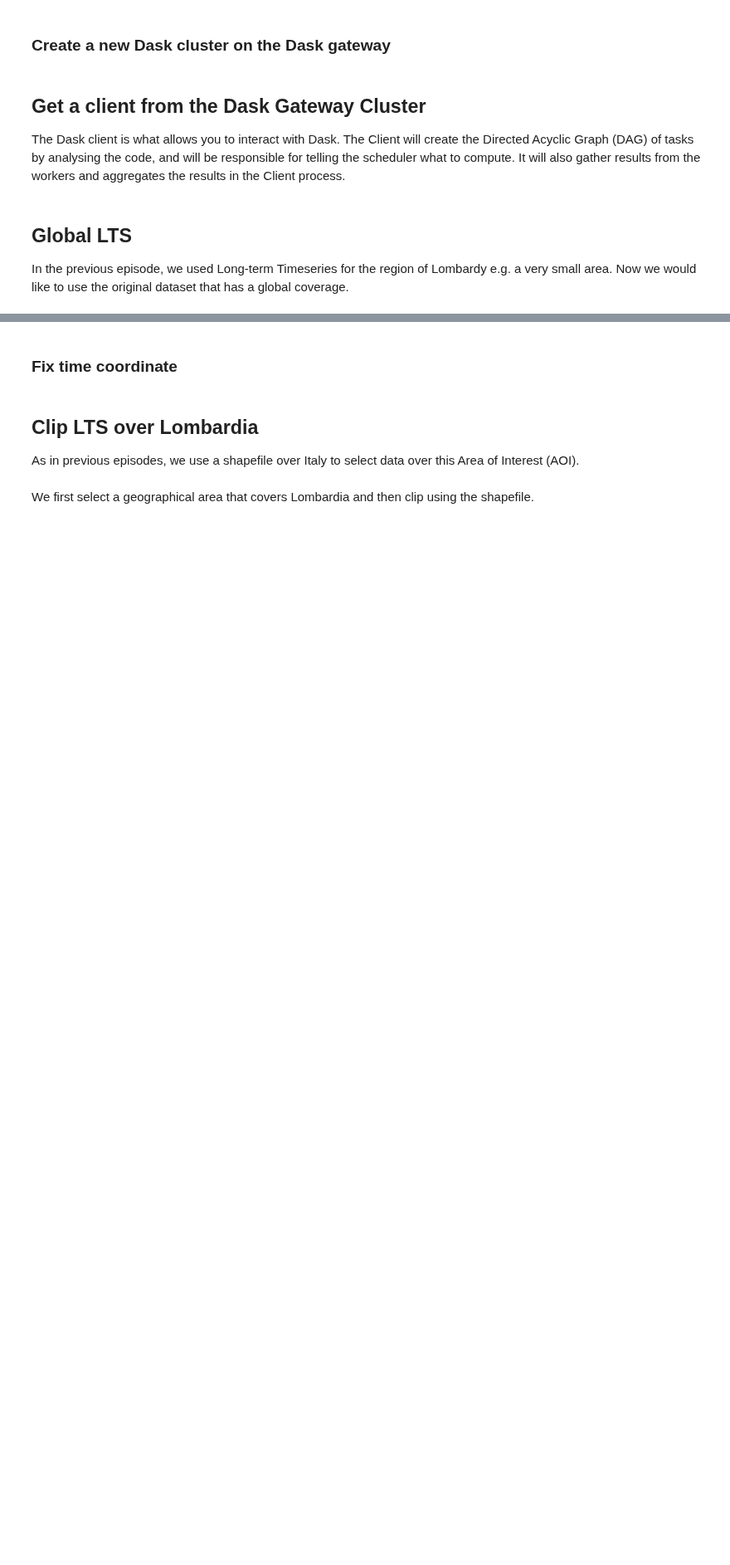
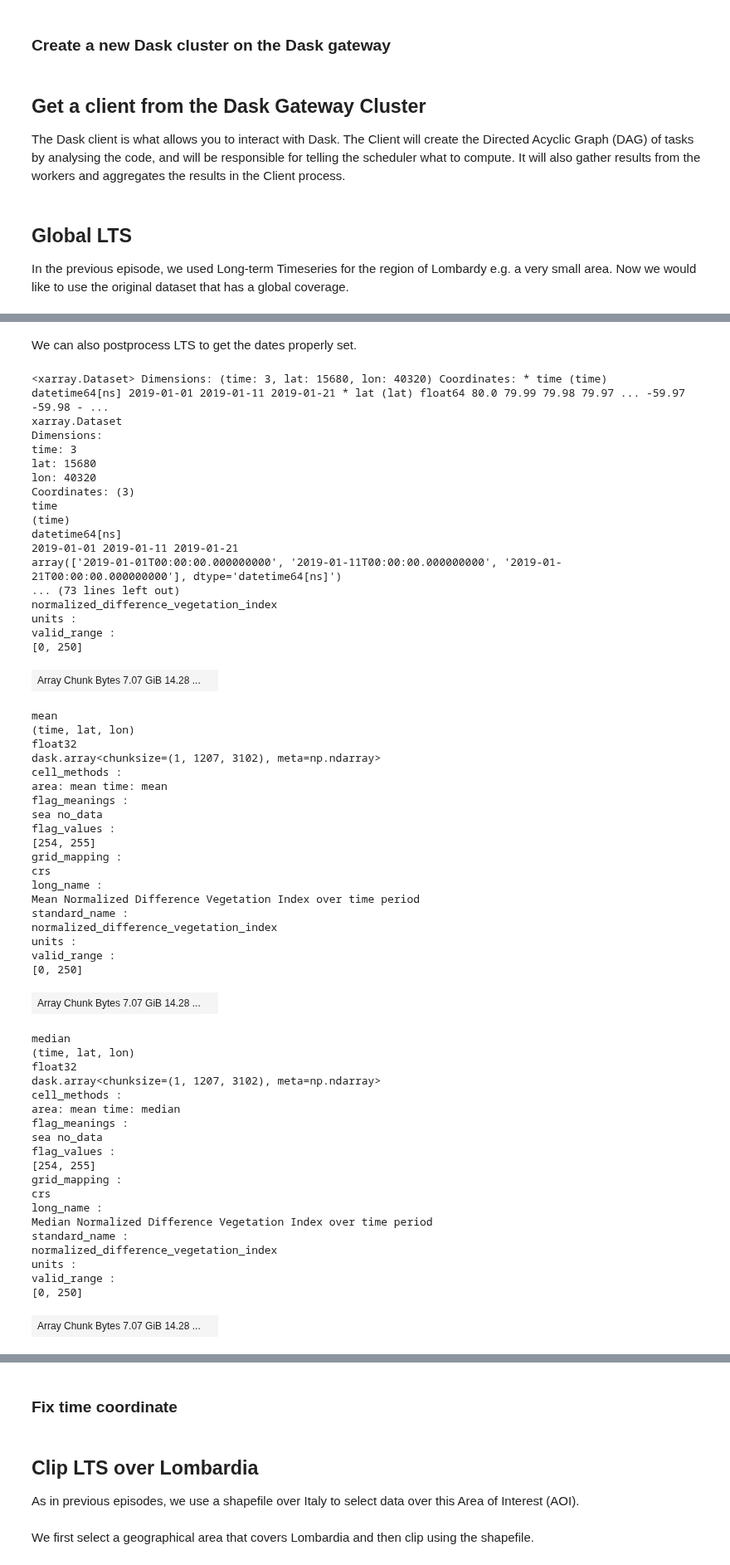
Before and after one commit to pangeo-data/escience-2022, a Jupyter notebook: tutorial/pangeo101/dask_introduction.ipynb, the cells around one changed output, grey strips where cells are left out. Shown at 83% size. Saved outputs shown, nothing was run; the diff lists cells and outputs as text; code cells hidden in the pictures; blank space fills up the shorter version.

Commit message:
dask introduction with extracted contents from chunking-introduction

```diff
--- a/tutorial/pangeo101/dask_introduction.ipynb
+++ b/tutorial/pangeo101/dask_introduction.ipynb
@@ -384,0 +387,66 @@ LTS
+# %% [markdown]
+
+
+We can also postprocess LTS to get the dates properly set.
+# %%
+LTS = LTS.rename({'INDEX': 'time'}).assign_coords(time=time_list)
+LTS
+# %% [output]
+<xarray.Dataset> Dimensions: (time: 3, lat: 15680, lon: 40320) Coordinates: * time (time) datetime64[ns] 2019-01-01 2019-01-11 2019-01-21 * lat (lat) float64 80.0 79.99 79.98 79.97 ... -59.97 -59.98 - ...
+xarray.Dataset
+Dimensions:
+time: 3
+lat: 15680
+lon: 40320
+Coordinates: (3)
+time
+(time)
+datetime64[ns]
+2019-01-01 2019-01-11 2019-01-21
+array(['2019-01-01T00:00:00.000000000', '2019-01-11T00:00:00.000000000', '2019-01-21T00:00:00.000000000'], dtype='datetime64[ns]')
+... (73 lines left out)
+normalized_difference_vegetation_index
+units :
+valid_range :
+[0, 250]
+| Array Chunk Bytes 7.07 GiB 14.28 ... |  |
+mean
+(time, lat, lon)
+float32
+dask.array<chunksize=(1, 1207, 3102), meta=np.ndarray>
+cell_methods :
+area: mean time: mean
+flag_meanings :
+sea no_data
+flag_values :
+[254, 255]
+grid_mapping :
+crs
+long_name :
+Mean Normalized Difference Vegetation Index over time period
+standard_name :
+normalized_difference_vegetation_index
+units :
+valid_range :
+[0, 250]
+| Array Chunk Bytes 7.07 GiB 14.28 ... |  |
+median
+(time, lat, lon)
+float32
+dask.array<chunksize=(1, 1207, 3102), meta=np.ndarray>
+cell_methods :
+area: mean time: median
+flag_meanings :
+sea no_data
+flag_values :
+[254, 255]
+grid_mapping :
+crs
+long_name :
+Median Normalized Difference Vegetation Index over time period
+standard_name :
+normalized_difference_vegetation_index
+units :
+valid_range :
+[0, 250]
+| Array Chunk Bytes 7.07 GiB 14.28 ... |  |
```
Also changed, not shown: parts of 17 cells of this notebook, 1 other file.
